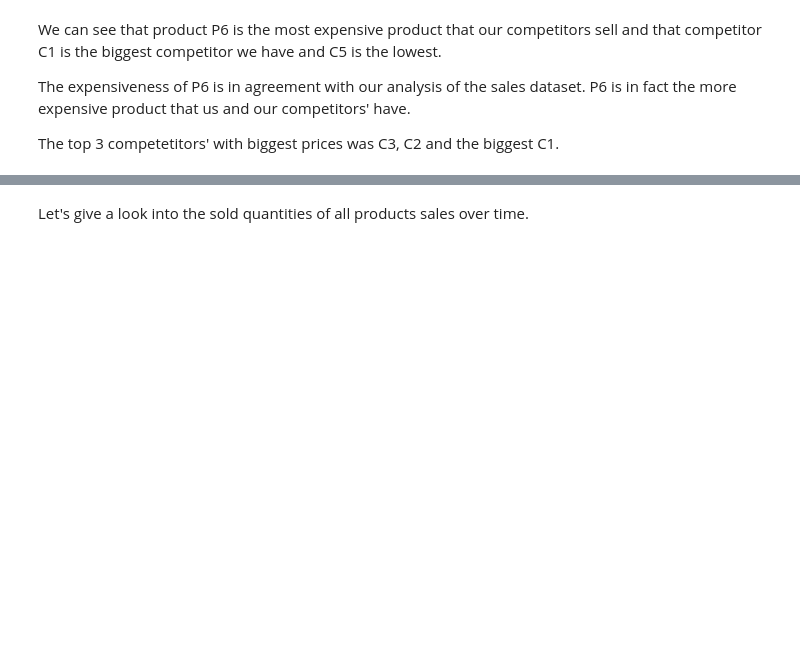
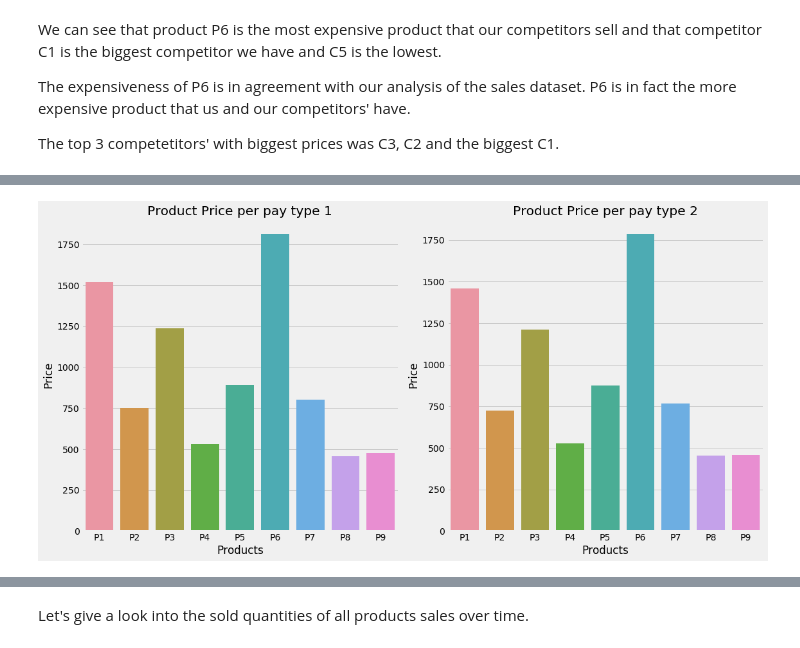
Before and after one commit to oliveirabruno92/Sales-Forecast, a Jupyter notebook: Analysis/Analysis.ipynb, the cells around one changed output, grey strips where cells are left out. Cells and saved outputs as stored; diff of their text form; code cells hidden in the pictures; blank space fills up the shorter version.

```diff
--- a/Analysis/Analysis.ipynb
+++ b/Analysis/Analysis.ipynb
@@ -292,0 +316,13 @@ The top 3 competetitors' with biggest prices was C3, C2 and the biggest C1.
+# %%
+fig, ax = plt.subplots(nrows=1, ncols=2)
+
+k = 0
+for i in range(2):
+    sns.barplot(x=prod_price_per_pay_type.loc[pay_type[k]].index, y=prod_price_per_pay_type.loc[pay_type[k]]['competitor_price'], ax=ax[i])
+    ax[i].set_title('Product Price per pay type {}'.format(pay_type[k]))
+    ax[i].set_xlabel('Products')
+    ax[i].set_ylabel('Price')
+    k+=1
+    plt.tight_layout()
+# %% [output]
+[figure, added]
```
Also changed, not shown: parts of 65 cells of this notebook, 2 other files.
